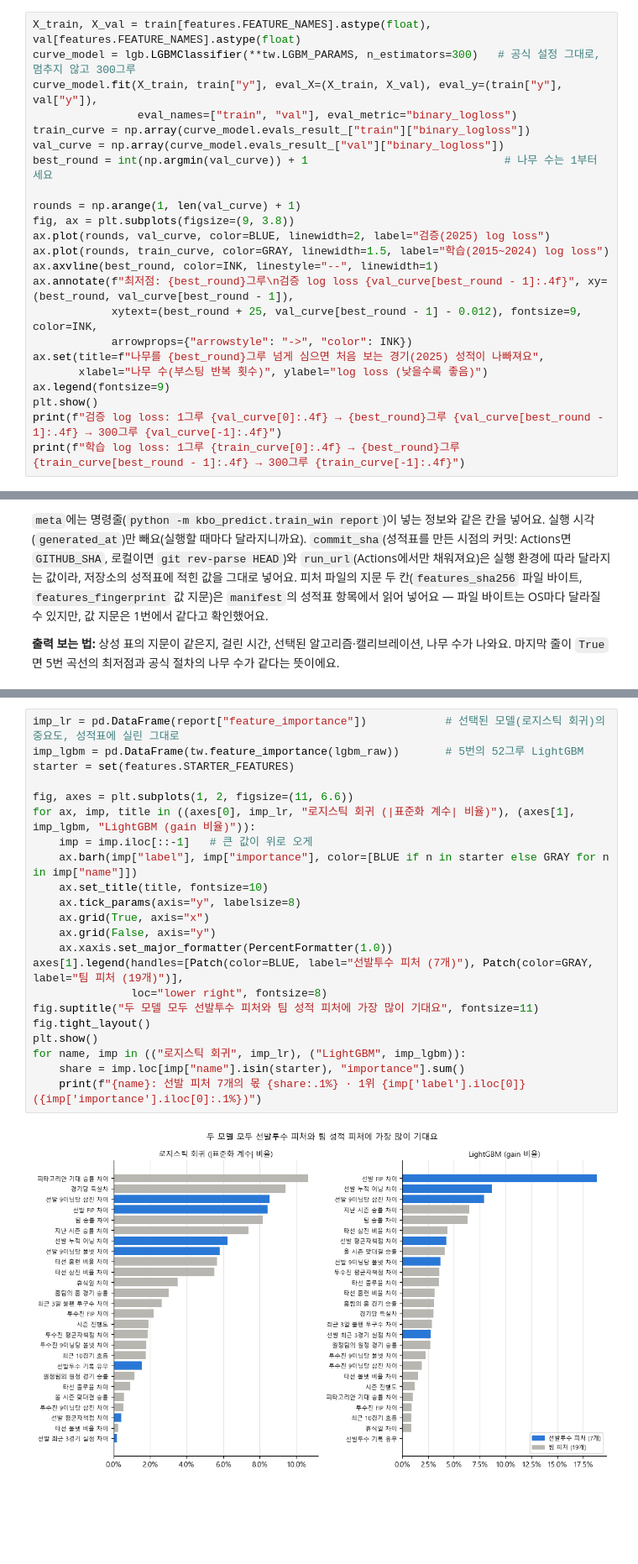
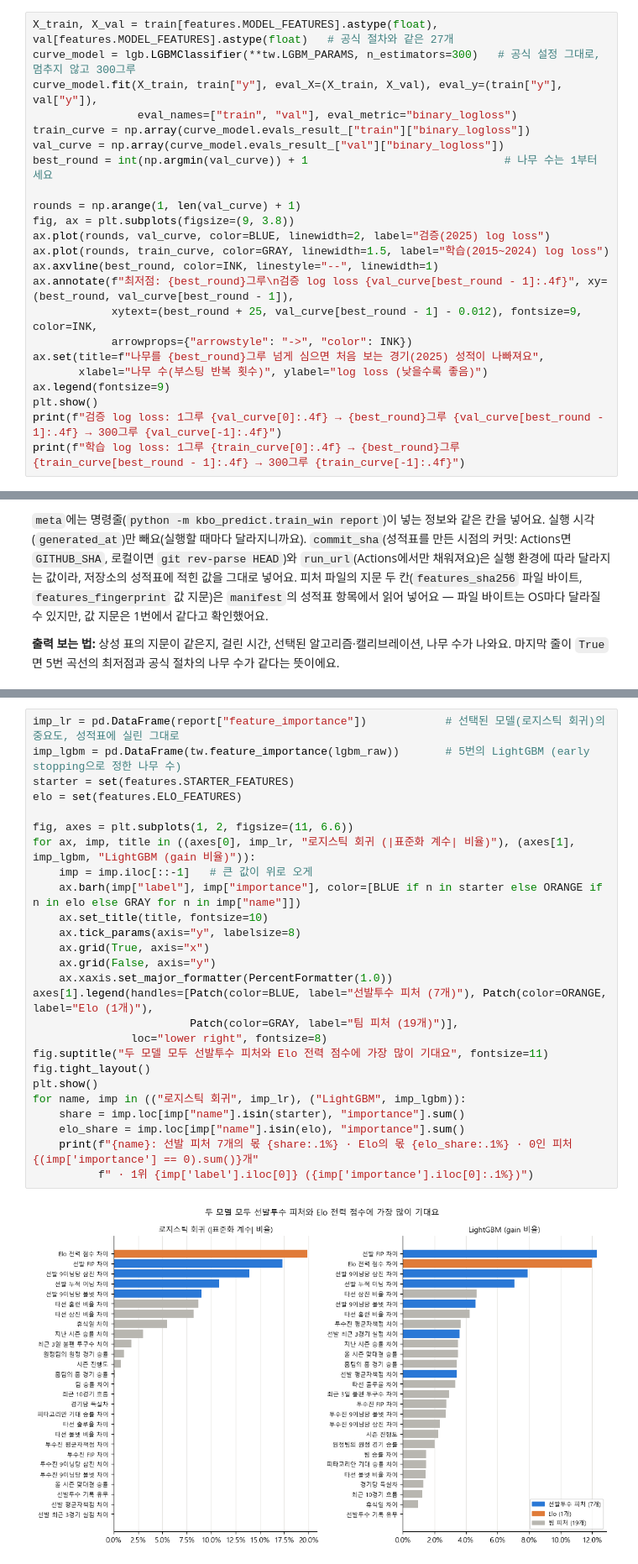
Before and after one commit to kimminseo2323-prog/2610_KBO_predict, a Jupyter notebook: notebooks/03_승패_예측_모델.ipynb, the cells around one changed output, grey strips where cells are left out. Shown at 84% size. Saved outputs shown, nothing was run; the diff lists cells and outputs as text; blank space fills up the shorter version.

```diff
--- a/notebooks/03_승패_예측_모델.ipynb
+++ b/notebooks/03_승패_예측_모델.ipynb
@@ -289,7 +314,7 @@ print(f"2025 검증: 정확도 {lr_val['accuracy']:.1%} · log loss {lr_val['log
 
 **출력 보는 법:** 파란 선이 2025 검증 log loss, 회색 선이 학습 log loss예요. 세로 점선이 검증 log loss가 가장 낮은 지점이에요.
 # %%
-X_train, X_val = train[features.FEATURE_NAMES].astype(float), val[features.FEATURE_NAMES].astype(float)
+X_train, X_val = train[features.MODEL_FEATURES].astype(float), val[features.MODEL_FEATURES].astype(float)   # 공식 절차와 같은 27개
 curve_model = lgb.LGBMClassifier(**tw.LGBM_PARAMS, n_estimators=300)   # 공식 설정 그대로, 멈추지 않고 300그루
 curve_model.fit(X_train, train["y"], eval_X=(X_train, X_val), eval_y=(train["y"], val["y"]),
                 eval_names=["train", "val"], eval_metric="binary_logloss")
@@ -586,24 +622,28 @@ b·c로 다시 계산한 McNemar p가 성적표와 같나요?: True
 # %%
 imp_lr = pd.DataFrame(report["feature_importance"])            # 선택된 모델(로지스틱 회귀)의 중요도, 성적표에 실린 그대로
-imp_lgbm = pd.DataFrame(tw.feature_importance(lgbm_raw))       # 5번의 52그루 LightGBM
+imp_lgbm = pd.DataFrame(tw.feature_importance(lgbm_raw))       # 5번의 LightGBM (early stopping으로 정한 나무 수)
 starter = set(features.STARTER_FEATURES)
+elo = set(features.ELO_FEATURES)
 
 fig, axes = plt.subplots(1, 2, figsize=(11, 6.6))
 for ax, imp, title in ((axes[0], imp_lr, "로지스틱 회귀 (|표준화 계수| 비율)"), (axes[1], imp_lgbm, "LightGBM (gain 비율)")):
     imp = imp.iloc[::-1]   # 큰 값이 위로 오게
-    ax.barh(imp["label"], imp["importance"], color=[BLUE if n in starter else GRAY for n in imp["name"]])
+    ax.barh(imp["label"], imp["importance"], color=[BLUE if n in starter else ORANGE if n in elo else GRAY for n in imp["name"]])
     ax.set_title(title, fontsize=10)
     ax.tick_params(axis="y", labelsize=8)
     ax.grid(True, axis="x")
     ax.grid(False, axis="y")
     ax.xaxis.set_major_formatter(PercentFormatter(1.0))
-axes[1].legend(handles=[Patch(color=BLUE, label="선발투수 피처 (7개)"), Patch(color=GRAY, label="팀 피처 (19개)")],
+axes[1].legend(handles=[Patch(color=BLUE, label="선발투수 피처 (7개)"), Patch(color=ORANGE, label="Elo (1개)"),
+                        Patch(color=GRAY, label="팀 피처 (19개)")],
                loc="lower right", fontsize=8)
-fig.suptitle("두 모델 모두 선발투수 피처와 팀 성적 피처에 가장 많이 기대요", fontsize=11)
+fig.suptitle("두 모델 모두 선발투수 피처와 Elo 전력 점수에 가장 많이 기대요", fontsize=11)
 fig.tight_layout()
 plt.show()
 for name, imp in (("로지스틱 회귀", imp_lr), ("LightGBM", imp_lgbm)):
     share = imp.loc[imp["name"].isin(starter), "importance"].sum()
-    print(f"{name}: 선발 피처 7개의 몫 {share:.1%} · 1위 {imp['label'].iloc[0]} ({imp['importance'].iloc[0]:.1%})")
+    elo_share = imp.loc[imp["name"].isin(elo), "importance"].sum()
+    print(f"{name}: 선발 피처 7개의 몫 {share:.1%} · Elo의 몫 {elo_share:.1%} · 0인 피처 {(imp['importance'] == 0).sum()}개"
+          f" · 1위 {imp['label'].iloc[0]} ({imp['importance'].iloc[0]:.1%})")
 # %% [output]
-[figure, old version]
+[figure, new version]
```
Also changed, not shown: parts of 36 cells of this notebook, 7 other files.
